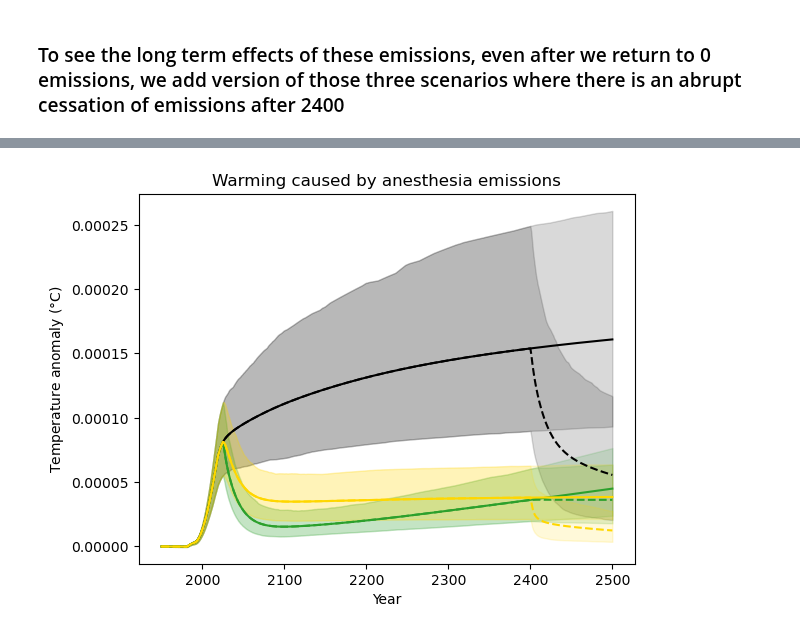
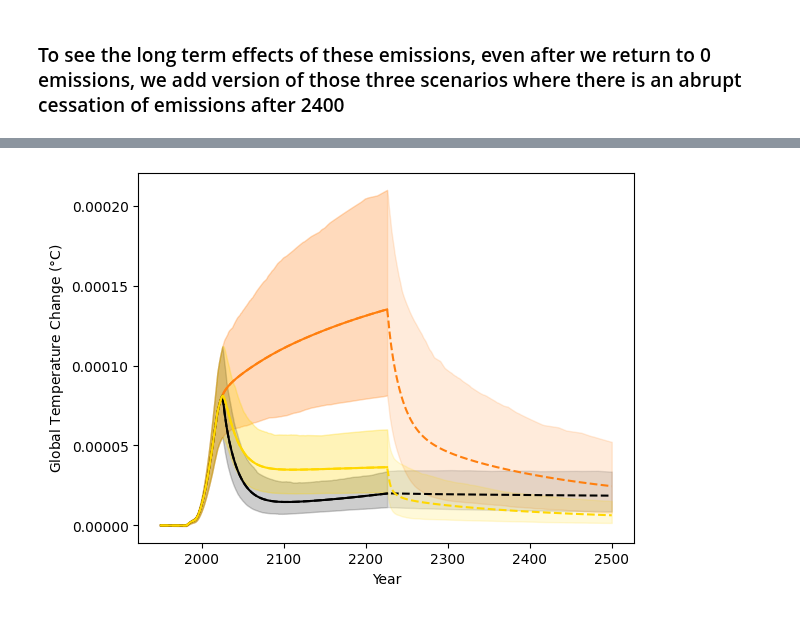
Before and after one commit to alejandroromeroprieto/anaesthetic-project, a Jupyter notebook: notebooks/paper_plots.ipynb, the cells around one changed output, grey strips where cells are left out. Saved outputs shown, nothing was run; the diff lists cells and outputs as text; code cells hidden in the pictures.

```diff
--- a/notebooks/paper_plots.ipynb
+++ b/notebooks/paper_plots.ipynb
@@ -314,18 +314,18 @@ fill(f_sevo_only.emissions, emissions_3_sevo_only, specie="HCFE-235da2")
 fill(f_sevo_only.emissions, emissions_4_sevo_only, specie="Halon-2311")
 
 # Also include historical emissions associated with TIVA interventions for the last 25 years
-# 40.000.000 interventions per annum
-# - Carbon: 1370.82 grams of CO2 * 1-15 to convert to GtCO2
-# - Methane: 0.023199531 grams of CH4 * 1-12 to convert to Mt CH4
-# - Nitrous oxide: 0.065732004 grams of N20 * 1-12 to convert to Mt N20
+# 58.700.000 interventions per annum
+# - Carbon: 1124.1 grams of CO2 * 1-15 to convert to GtCO2
+# - Methane: 0.0214686 grams of CH4 * 1-12 to convert to Mt CH4
+# - Nitrous oxide: 0.0608277 grams of N20 * 1-12 to convert to Mt N20
 TIVA_emissions_sevo_only_carbon = np.zeros(750)
 TIVA_emissions_sevo_only_ch4 = np.zeros(750)
 TIVA_emissions_sevo_only_n2o = np.zeros(750)
 # Linear increase from 0 → 50 million interventions over 25 years
-interventions_linear_sevo_only = np.linspace(0, 50_000_000, 25)
-TIVA_emissions_sevo_only_carbon[250:275] = interventions_linear_sevo_only * 1370.82 * 1e-15
-TIVA_emissions_sevo_only_ch4[250:275] = interventions_linear_sevo_only * 0.023199531 * 1e-12
-TIVA_emissions_sevo_only_n2o[250:275] = interventions_linear_sevo_only * 0.065732004 * 1e-12
+interventions_linear_sevo_only = np.linspace(0, 58_700_000, 25)
+TIVA_emissions_sevo_only_carbon[250:275] = interventions_linear_sevo_only * 1124.1 * 1e-15
+TIVA_emissions_sevo_only_ch4[250:275] = interventions_linear_sevo_only * 0.0214686 * 1e-12
+TIVA_emissions_sevo_only_n2o[250:275] = interventions_linear_sevo_only * 0.0608277 * 1e-12
 
 f_sevo_only.emissions.loc[dict(specie='CO2 FFI')] = f_sevo_only.emissions.loc[dict(specie='CO2 FFI')] + TIVA_emissions_sevo_only_carbon[:, np.newaxis, np.newaxis]
 f_sevo_only.emissions.loc[dict(specie='CH4')] = f_sevo_only.emissions.loc[dict(specie='CH4')] + TIVA_emissions_sevo_only_ch4[:, np.newaxis, np.newaxis]
@@ -1124,5 +1124,5 @@ plt.show()
 # %%
-# No plotting the three scenarios together:
+# Now plotting the three scenarios together:
 # Status quo
 # only sevoflurane
 # only TIVA
@@ -1133,50 +1133,50 @@ initial_year = 1950 - 1750
 
 # --- Plot the data ---
 
 # Status quo
-plt.plot(timebounds_1[initial_year:], mean_f_status_quo_temperature[initial_year:], label='Status quo', color="black")
-plt.fill_between(timebounds_1[initial_year:], p05_f_status_quo_temperature[initial_year:], p95_f_status_quo_temperature[initial_year:], alpha=0.15, color="black")
-plt.plot(timebounds_1[initial_year:], mean_f_status_quo_abrupt_cessation_temperature[initial_year:], color="black", linestyle="--")
-plt.fill_between(timebounds_1[initial_year:], p05_f_status_quo_abrupt_cessation_temperature[initial_year:], p95_f_status_quo_abrupt_cessation_temperature[initial_year:], alpha=0.15, color="black")
+plt.plot(timebounds_1[initial_year:-274], mean_f_status_quo_temperature[initial_year:-274], label='Status quo', color='#ff7f0e')
+plt.fill_between(timebounds_1[initial_year:-274], p05_f_status_quo_temperature[initial_year:-274], p95_f_status_quo_temperature[initial_year:-274], alpha=0.15, color='#ff7f0e')
+plt.plot(timebounds_1[initial_year:], mean_f_status_quo_abrupt_cessation_temperature[initial_year:], color='#ff7f0e', linestyle="--")
+plt.fill_between(timebounds_1[initial_year:], p05_f_status_quo_abrupt_cessation_temperature[initial_year:], p95_f_status_quo_abrupt_cessation_temperature[initial_year:], alpha=0.15, color='#ff7f0e')
 
 # TIVA-only
-plt.plot(timebounds_1[initial_year:], mean_f_tiva_only_temperature[initial_year:], label='TIVA-only', color="tab:green")
-plt.fill_between(timebounds_1[initial_year:], p05_f_tiva_only_temperature[initial_year:], p95_f_tiva_only_temperature[initial_year:], alpha=0.15, color="tab:green")
-plt.plot(timebounds_1[initial_year:], mean_f_tiva_only_abrupt_cessation_temperature[initial_year:], color="tab:green", linestyle="--")
-plt.fill_between(timebounds_1[initial_year:], p05_f_tiva_only_abrupt_cessation_temperature[initial_year:], p95_f_tiva_only_abrupt_cessation_temperature[initial_year:], alpha=0.15, color="tab:green")
+plt.plot(timebounds_1[initial_year:-274], mean_f_tiva_only_temperature[initial_year:-274], label='TIVA-only', color="black")
+plt.fill_between(timebounds_1[initial_year:-274], p05_f_tiva_only_temperature[initial_year:-274], p95_f_tiva_only_temperature[initial_year:-274], alpha=0.1, color="black")
+plt.plot(timebounds_1[initial_year:], mean_f_tiva_only_abrupt_cessation_temperature[initial_year:], color="black", linestyle="--")
+plt.fill_between(timebounds_1[initial_year:], p05_f_tiva_only_abrupt_cessation_temperature[initial_year:], p95_f_tiva_only_abrupt_cessation_temperature[initial_year:], alpha=0.1, color="black")
 
 # Sevoflurane-only
-plt.plot(timebounds_1[initial_year:], mean_f_sevo_only_temperature[initial_year:], label='Sevoflurane-only', color="gold")
-plt.fill_between(timebounds_1[initial_year:], p05_f_sevo_only_temperature[initial_year:], p95_f_sevo_only_temperature[initial_year:], alpha=0.15, color="gold")
+plt.plot(timebounds_1[initial_year:-274], mean_f_sevo_only_temperature[initial_year:-274], label='Sevoflurane-only', color="gold")
+plt.fill_between(timebounds_1[initial_year:-274], p05_f_sevo_only_temperature[initial_year:-274], p95_f_sevo_only_temperature[initial_year:-274], alpha=0.15, color="#FFD700")
 plt.plot(timebounds_1[initial_year:], mean_f_sevo_only_abrupt_cessation_temperature[initial_year:], color="gold", linestyle="--")
-plt.fill_between(timebounds_1[initial_year:], p05_f_sevo_only_abrupt_cessation_temperature[initial_year:], p95_f_sevo_only_abrupt_cessation_temperature[initial_year:], alpha=0.15, color="gold")
+plt.fill_between(timebounds_1[initial_year:], p05_f_sevo_only_abrupt_cessation_temperature[initial_year:], p95_f_sevo_only_abrupt_cessation_temperature[initial_year:], alpha=0.15, color="#FFD700")
 
 # --- Custom legend ---
 
 # Proxy artist for the dashed line
-abrupt_line = Line2D([0], [0], color='black', linestyle='--', label='Post-2400 abrupt cessation')
+abrupt_line = Line2D([0], [0], color='#4A4A4A', linestyle='--', label='Post-2400 abrupt cessation')
 
 # Add legend with the three scenarios + one dashed line
 # plt.legend(handles=[
 #     plt.Line2D([], [], color='tab:blue', label='Status quo'),
-#     plt.Line2D([], [], color='tab:orange', label='TIVA-only'),
-#     plt.Line2D([], [], color='tab:green', label='Sevoflurane-only'),
+#     plt.Line2D([], [], color='tab:#FDAF91', label='TIVA-only'),
+#     plt.Line2D([], [], color='tab:#FFD700', label='Sevoflurane-only'),
 #     abrupt_line
 # ])
 
-plt.title('Warming caused by anesthesia emissions')
+#plt.title('Warming caused by anesthesia emissions')
 plt.xlabel('Year')
-plt.ylabel('Temperature anomaly ($\degree$C)')
+plt.ylabel(r'Global Temperature Change ($\degree$C)')
 
 
 ax = plt.gca()
 # ax.yaxis.set_major_formatter(ticker.ScalarFormatter(useMathText=True))
 # ax.ticklabel_format(axis='y', style='sci', scilimits=(-4, -4))
 
 plt.savefig("anesthetic_induced_warming_abrupt_cessation.png", dpi=300, bbox_inches="tight")
 plt.show()
 # %% [output]
-[figure, old version]
+[figure, new version]
 # %%
 scale = 1e-4
 
```
Also changed, not shown: parts of 14 cells of this notebook.
